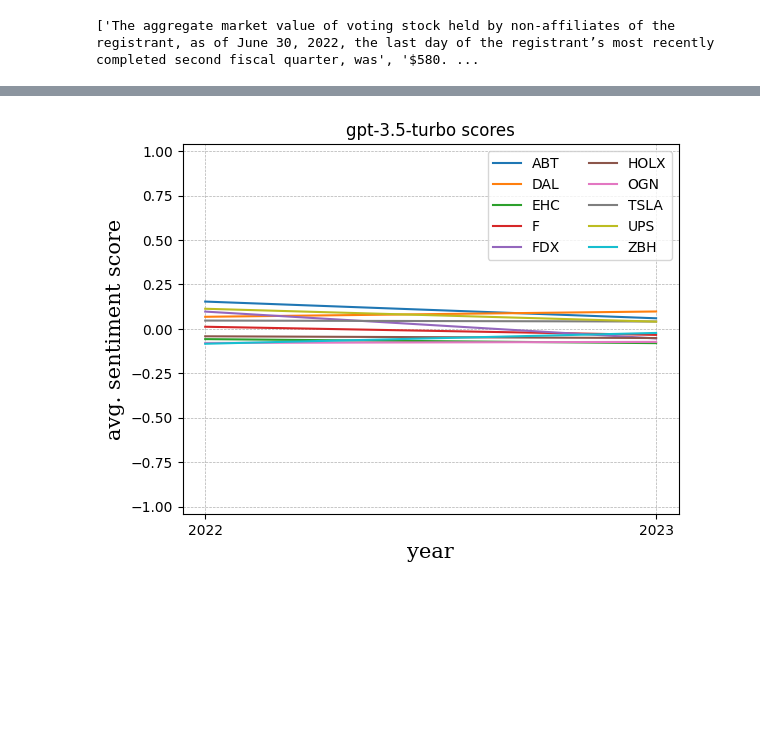
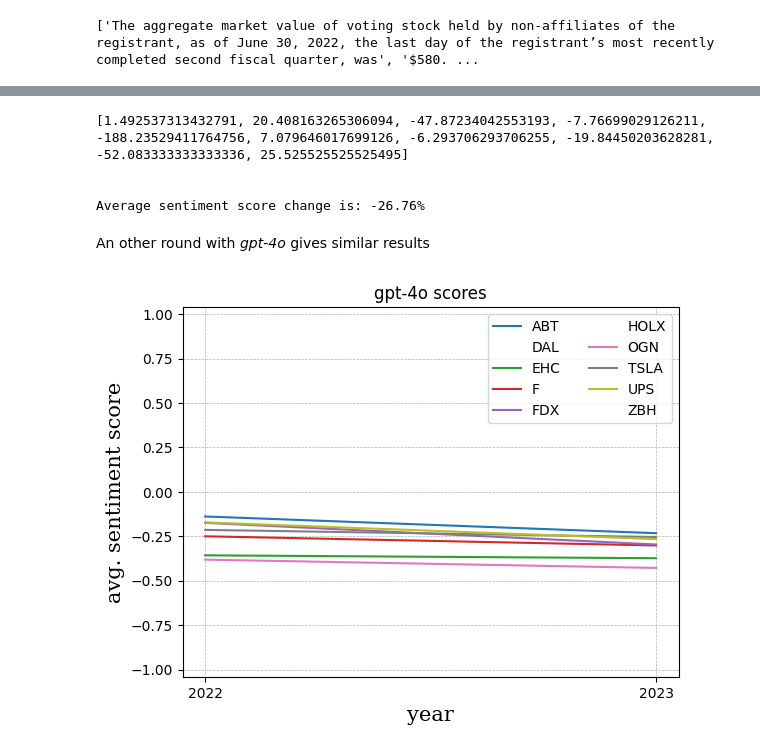
Before and after one commit to pinterj98/DeltaSentiment, a Jupyter notebook: Task1/gpt_sentiment_scores.ipynb, the cells around one changed output, grey strips where cells are left out. Drawn from its saved outputs; the diff is of its cells as text; code cells hidden in the pictures; blank space fills up the shorter version.

```diff
--- a/Task1/gpt_sentiment_scores.ipynb
+++ b/Task1/gpt_sentiment_scores.ipynb
@@ -74,5 +91,5 @@ print(score_dict)
 # %%
-avg_score_dict = {'abt22_sentences.json': -0.13821138211382114, 'abt23_sentences.json': -0.23224932249322497, 'dal22_sentences.json': -0.19101654846335697, 'dal23_sentences.json': -0.188, 'ehc22_sentences.json': -0.35683229813664596, 'ehc23_sentences.json': -0.37304860088365244, 'f22_sentences.json': -0.24964028776978417, 'f23_sentences.json': -0.3013392857142857, 'fdx22_sentences.json': -0.1740425531914893, 'fdx23_sentences.json': -0.29590643274853795, 'holx22_sentences.json': -0.3357815442561205, 'holx23_sentences.json': -0.3319470699432892, 'ogn22_sentences.json': -0.381021897810219, 'ogn23_sentences.json': -0.42777777777777776, 'tsla22_sentences.json': -0.2136674259681093, 'tsla23_sentences.json': -0.2537190082644628, 'ups22_sentences.json': -0.17121212121212123, 'ups23_sentences.json': -0.26546112115732373, 'zbh22_sentences.json': -0.39709443099273606, 'zbh23_sentences.json': -0.33834196891191715}
+avg_score_dict = {'abt22_sentences.json': -0.14634146341463414, 'abt23_sentences.json': -0.20081300813008132, 'dal22_sentences.json': -0.1951282051282051, 'dal23_sentences.json': -0.16285714285714287, 'ehc22_sentences.json': -0.4851282051282051, 'ehc23_sentences.json': -0.5428205128205129, 'f22_sentences.json': -0.31538461538461543, 'f23_sentences.json': -0.38782051282051283, 'fdx22_sentences.json': -0.1635897435897436, 'fdx23_sentences.json': -0.3687179487179488, 'holx22_sentences.json': -0.429639175257732, 'holx23_sentences.json': -0.3858974358974359, 'ogn22_sentences.json': -0.5007692307692307, 'ogn23_sentences.json': -0.48205128205128206, 'tsla22_sentences.json': -0.2341025641025641, 'tsla23_sentences.json': -0.24628099173553722, 'ups22_sentences.json': -0.22923076923076924, 'ups23_sentences.json': -0.34461538461538455, 'zbh22_sentences.json': -0.4003856041131105, 'zbh23_sentences.json': -0.3297927461139896}
 # %%
 score_avg_plot = []
 reports = list(sentences_dict.keys())
@@ -146,0 +192,10 @@ print(score_dict)
+# %%
+import math
+import numpy as np
+
+score_dict_2 = {}
+for company in list(all_scored_sentences.keys()):
+  score_list = [scores[1] for scores in all_scored_sentences[company]]
+  j = math.ceil(len(score_list)/10)
+  avg_score = np.mean(np.concatenate((np.sort(score_list)[:j], np.sort(score_list)[-j:])))  # avg. of top 10% and bottom 10% only
+  score_dict_2[company] = avg_score
@@ -147,28 +223,56 @@ print(score_dict)
+# %%
+import statistics
+
+reports = list(sentences_dict.keys())
+score_avg_plot = []
+delta_sentiment = []
+delta = lambda score: (score[1] - score[0]) / abs(score[0]) *100
+
+for i in range(0, len(reports)-1, 2):
+  score_avg_plot.append([score_dict_2[reports[i]], score_dict_2[reports[i+1]]])
+
+for s in score_avg_plot:
+  delta_sentiment.append(delta(s))
+
+print(delta_sentiment)
+print('\n')
+print(f'Average sentiment score change is: {statistics.mean(delta_sentiment):.2f}%')
+# %% [output]
+[1.492537313432791, 20.408163265306094, -47.87234042553193, -7.76699029126211, -188.23529411764756, 7.079646017699126, -6.293706293706255, -19.84450203628281, -52.083333333333336, 25.525525525525495]
+
+
+Average sentiment score change is: -26.76%
+# %% [markdown]
+An other round with *gpt-4o* gives similar results
 # %%
-avg_score_dict = {'abt22_sentences.json': 0.153921568627451, 'abt23_sentences.json': 0.059831460674157316, 'dal22_sentences.json': 0.06824817518248176, 'dal23_sentences.json': 0.09811046511627906, 'ehc22_sentences.json': -0.05732283464566929, 'ehc23_sentences.json': -0.07998500749625187, 'f22_sentences.json': 0.012259970457902529, 'f23_sentences.json': -0.03361669242658424, 'fdx22_sentences.json': 0.09758771929824561, 'fdx23_sentences.json': -0.05369261477045907, 'holx22_sentences.json': -0.04148936170212765, 'holx23_sentences.json': -0.051277013752455795, 'ogn22_sentences.json': -0.0788718929254302, 'ogn23_sentences.json': -0.07284090909090908, 'tsla22_sentences.json': 0.04707259953161593, 'tsla23_sentences.json': 0.041666666666666685, 'ups22_sentences.json': 0.11345029239766083, 'ups23_sentences.json': 0.0410351201478743, 'zbh22_sentences.json': -0.08345864661654134, 'zbh23_sentences.json': -0.022593582887700542}
+#2nd sentiment score data set generated with gpt-4o
+avg_score_dict = {'abt22_sentences.json': -0.13821138211382114, 'abt23_sentences.json': -0.23224932249322497, 'dal22_sentences.json': -0.19101654846335697, 'dal23_sentences.json': -0.188, 'ehc22_sentences.json': -0.35683229813664596, 'ehc23_sentences.json': -0.37304860088365244, 'f22_sentences.json': -0.24964028776978417, 'f23_sentences.json': -0.3013392857142857, 'fdx22_sentences.json': -0.1740425531914893, 'fdx23_sentences.json': -0.29590643274853795, 'holx22_sentences.json': -0.3357815442561205, 'holx23_sentences.json': -0.3319470699432892, 'ogn22_sentences.json': -0.381021897810219, 'ogn23_sentences.json': -0.42777777777777776, 'tsla22_sentences.json': -0.2136674259681093, 'tsla23_sentences.json': -0.2537190082644628, 'ups22_sentences.json': -0.17121212121212123, 'ups23_sentences.json': -0.26546112115732373, 'zbh22_sentences.json': -0.39709443099273606, 'zbh23_sentences.json': -0.33834196891191715}
 # %%
-import matplotlib.pyplot as plt
-
 score_avg_plot = []
 years = [2022, 2023]
 reports = list(sentences_dict.keys())
 
 for i in range(0, len(reports)-1, 2):
   score_avg_plot.append([avg_score_dict[reports[i]], avg_score_dict[reports[i+1]]])
 
-[plt.plot(years, score) for score in score_avg_plot]
+#[plt.plot(years, score) for score in score_avg_plot]
+for score in score_avg_plot:
+  if score[0] < score[1]:
+    plt.plot(years, score, alpha = 0)
+  else:
+    plt.plot(years, score)
 
 font = {'family':'serif','size':15}
-plt.title("gpt-3.5-turbo scores")
+plt.title(f"{model} scores")
 plt.xlabel('year', fontdict = font)
 plt.ylabel('avg. sentiment score', fontdict = font)
 plt.ylim(-1.04, 1.04)
 plt.xticks(years)
 plt.grid(linestyle = '--', linewidth = 0.5)
 plt.legend([s.split('2')[0].upper() for s in reports][::2], ncol = 2)
 plt.show()
 # %% [output]
-[figure, old version]
+[figure, new version]
 # %%
 import statistics
 
```
Also changed, not shown: parts of 34 cells of this notebook.
